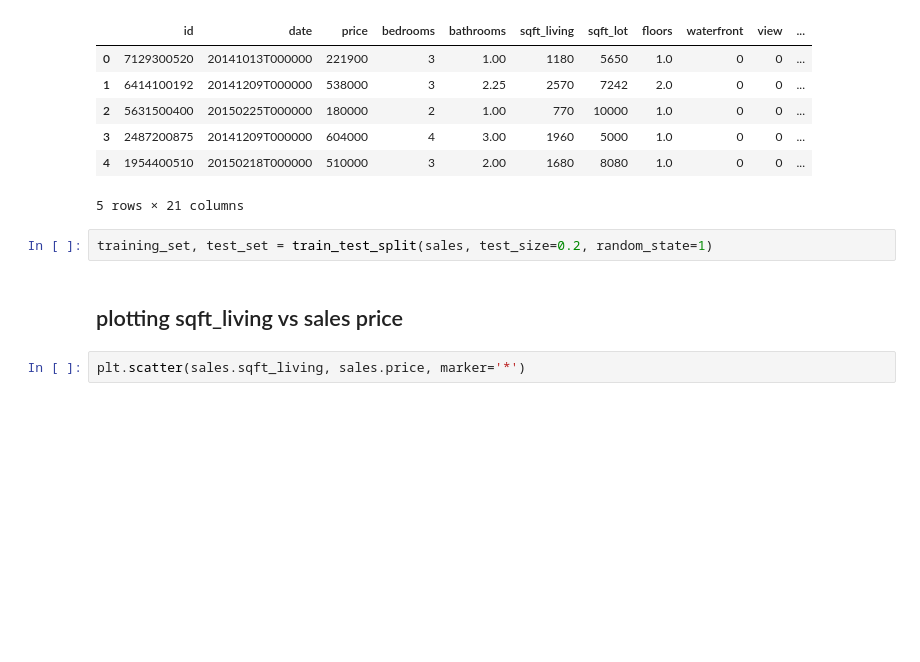
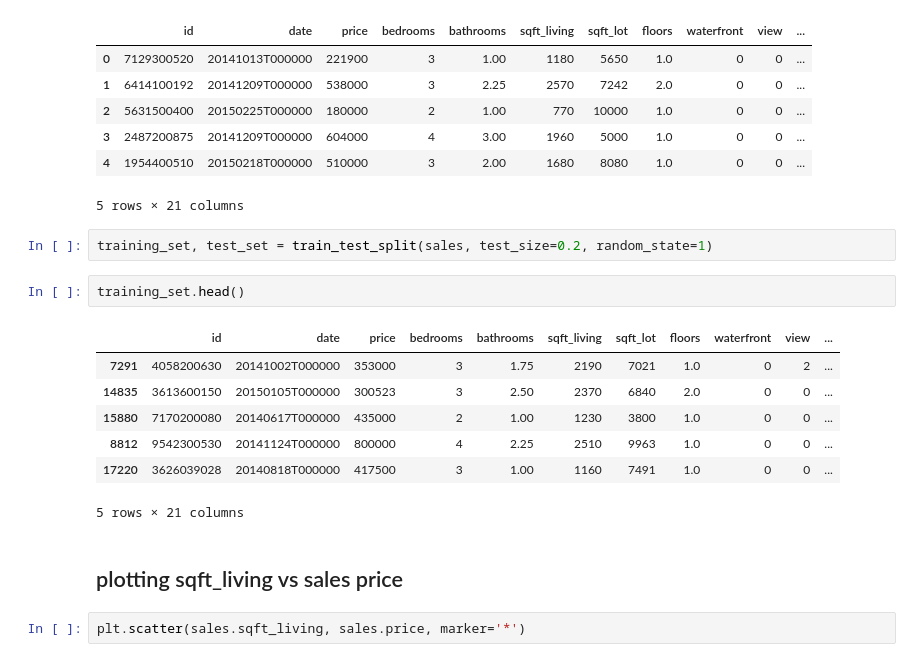
Before and after one commit to amaltb/MachineLearning, a Jupyter notebook: Coursera/Machine Learning Foundations- A Case Study Approach/week2.ipynb, the cells around one changed output. Drawn from its saved outputs; the diff is of its cells as text; blank space fills up the shorter version.

```diff
--- a/Coursera/Machine Learning Foundations- A Case Study Approach/week2.ipynb
+++ b/Coursera/Machine Learning Foundations- A Case Study Approach/week2.ipynb
@@ -19,6 +19,16 @@ sales.head()
 5 rows × 21 columns
 # %%
 training_set, test_set = train_test_split(sales, test_size=0.2, random_state=1)
+# %%
+training_set.head()
+# %% [output]
+|  | id | date | price | bedrooms | bathrooms | sqft_living | sqft_lot | floors | waterfront | view | ... |
+| 7291 | 4058200630 | 20141002T000000 | 353000 | 3 | 1.75 | 2190 | 7021 | 1.0 | 0 | 2 | ... |
+| 14835 | 3613600150 | 20150105T000000 | 300523 | 3 | 2.50 | 2370 | 6840 | 2.0 | 0 | 0 | ... |
+| 15880 | 7170200080 | 20140617T000000 | 435000 | 2 | 1.00 | 1230 | 3800 | 1.0 | 0 | 0 | ... |
+| 8812 | 9542300530 | 20141124T000000 | 800000 | 4 | 2.25 | 2510 | 9963 | 1.0 | 0 | 0 | ... |
+| 17220 | 3626039028 | 20140818T000000 | 417500 | 3 | 1.00 | 1160 | 7491 | 1.0 | 0 | 0 | ... |
+5 rows × 21 columns
 # %% [markdown]
 ## plotting sqft_living vs sales price
 # %%
```
Also changed, not shown: 35 other files.
